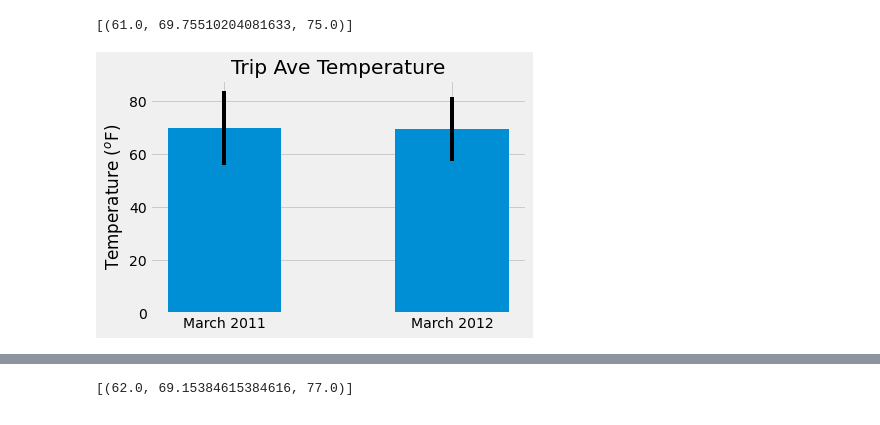
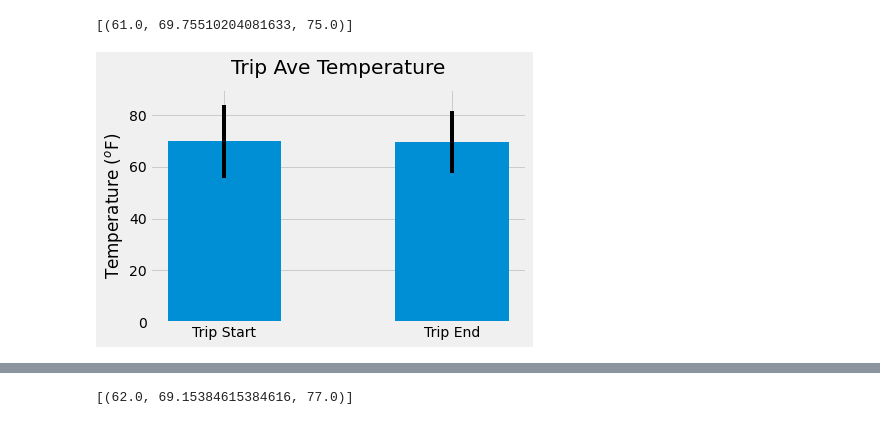
Before and after one commit to FernB/sqlalchemy-challenge, a Jupyter notebook: climate_starter.ipynb, the cells around one changed output, grey strips where cells are left out. Drawn from its saved outputs; the diff is of its cells as text; code cells hidden in the pictures.

Commit message:
complete bonus graphs

```diff
--- a/climate_starter.ipynb
+++ b/climate_starter.ipynb
@@ -224,7 +224,7 @@ end = calc_temps('2012-02-28', '2012-03-05')
 print(calc_temps('2011-02-28', '2011-03-05'))
 start = calc_temps('2011-02-28', '2011-03-05')
 
-labels = ["March 2011", "March 2012"]
+labels = ["Trip Start", "Trip End"]
 pltvalues = [start[0][1],end[0][1]]
 startp = start[0][2]-start[0][0]
 endp = end[0][2]-end[0][0]
@@ -234,15 +234,16 @@ peaktopeak = [startp,endp]
 # %%
 # Plot the results from your previous query as a bar chart.
 # Use "Trip Avg Temp" as your Title
 # Use the average temperature for the y value
 # Use the peak-to-peak (tmax-tmin) value as the y error bar (yerr)
 
 plt.bar(labels,pltvalues, 0.5, yerr = peaktopeak)
-plt.title("Trip Ave Temperature")
+plt.title("Trip Ave Temperature", pad= 15)
 plt.ylabel("Temperature ($^o$F)")
+plt.ylim(0,90)
 plt.show()
 # %% [output]
-[figure, old version]
+[figure, new version]
 # %%
 # Calculate the total amount of rainfall per weather station for your trip dates using the previous year's matching dates.
 # Sort this in descending order by precipitation amount and list the station, name, latitude, longitude, and elevation
```
Also changed, not shown: parts of 11 cells of this notebook, 1 other file.
